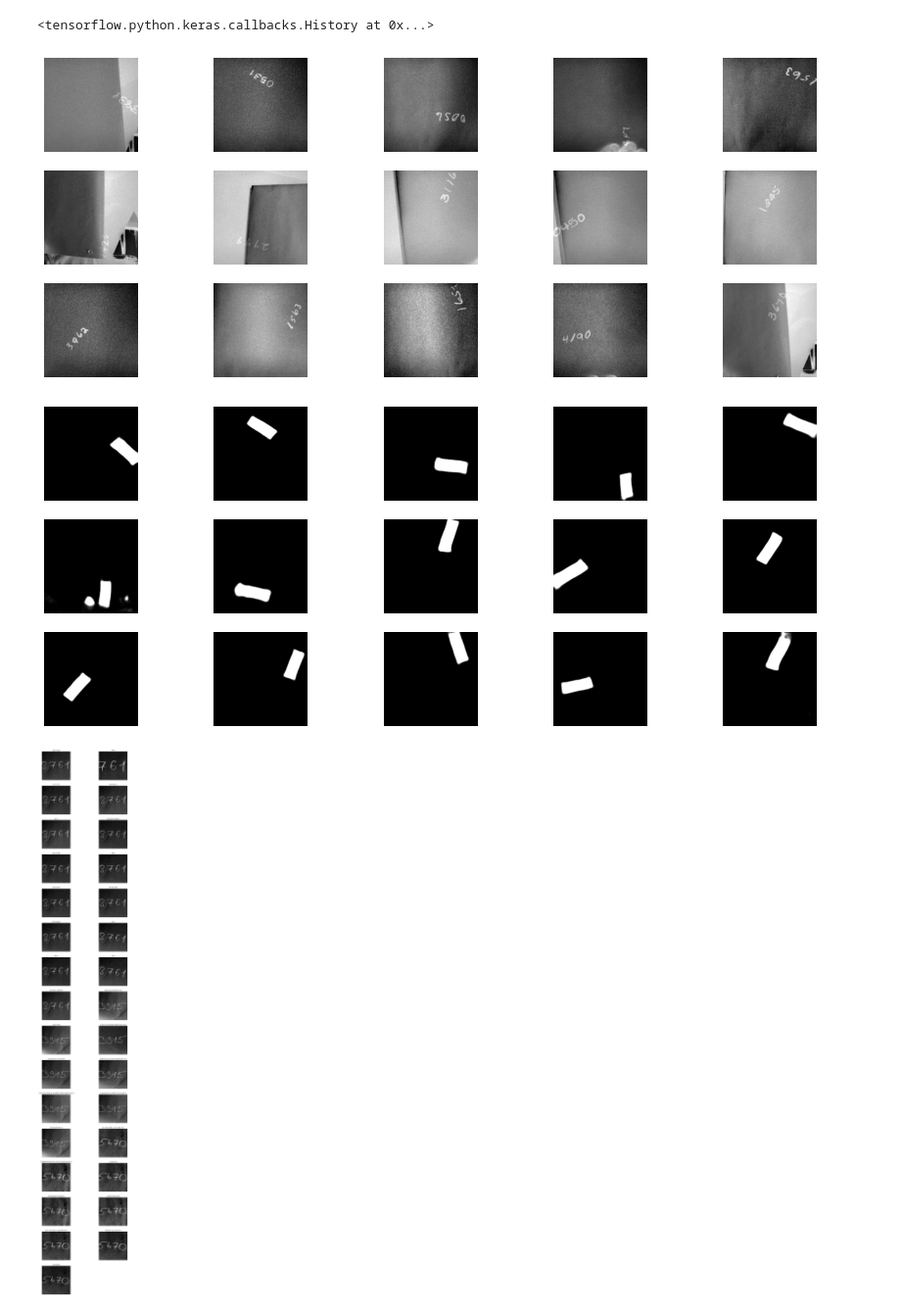
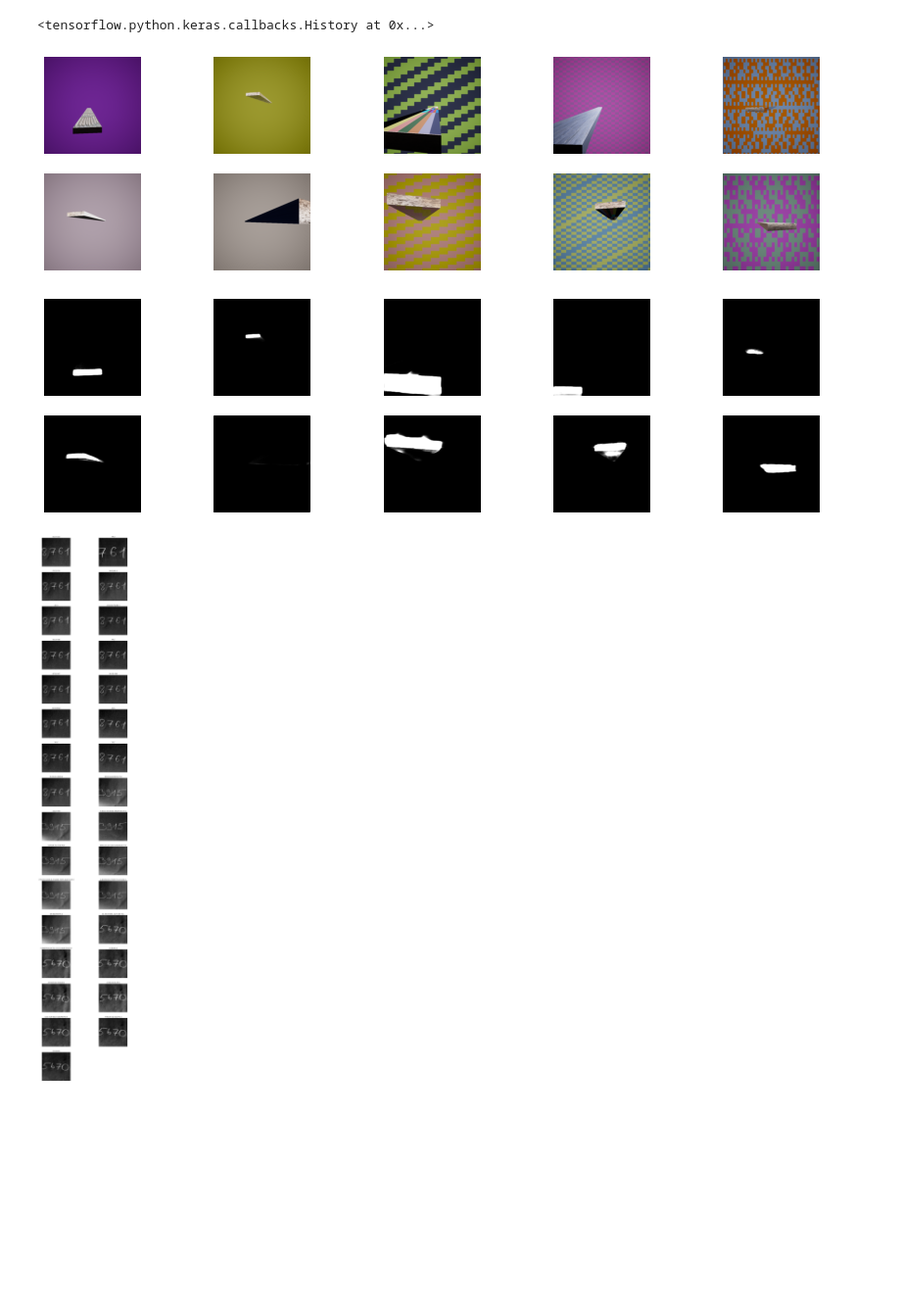
Before and after one commit to tunmustard/features_extractions, a Jupyter notebook: projects/billid/main_billid_256x256_t22_unet.ipynb, the cells around one changed output. Shown at 98% size. Drawn from its saved outputs; the diff is of its cells as text; code cells hidden in the pictures; blank space fills up the shorter version.

```diff
--- a/projects/billid/main_billid_256x256_t22_unet.ipynb
+++ b/projects/billid/main_billid_256x256_t22_unet.ipynb
@@ -44,10 +43,11 @@ Show first 10 images of Y:
 # %%
 ###Split data to test and train
 n_offset = 0
-n_train = 1200
-n_test = 100
+n_train = 700
+n_test = 300
 pic_h = x_load.shape[1]
 pic_w = x_load.shape[2]
+pic_ch = x_load.shape[3] if len(x_load.shape)>3 else 1
 num_classes = 1
 
 ###Get X train and test
@@ -87,7 +87,8 @@ pickle.dump(scaler, open('models/scalers/dig4_256x256_unet_acc09886_scaler.pkl',
 #scaler = pickle.load(open('models/scalers/dig4_256x256_unet_acc09886_scaler.pkl','rb'))
 # %%
 ###Load scaler
-scaler = pickle.load(open('models/scalers/dig4_256x256_unet_acc09886_scaler.pkl','rb'))
+##NOT USED
+scaler = pickle.load(open('models/scalers/billid_256x256_unet_scaler_v_test_1.pkl','rb'))
 x_test  = scaler.transform(x_test.reshape(x_test.shape[0],-1))
 x_test.mean()
 # %% [output]
@@ -95,11 +96,11 @@ x_test.mean()
 # %%
 ###Prepare for training: check labels dimension (-1), change X to float32 instead of float64
 ys = y_train.astype('float32').reshape(-1,pic_h,pic_w,1)
-xs = x_train.astype('float32').reshape(-1,pic_h,pic_w,1)
+xs = x_train.astype('float32').reshape(-1,pic_h,pic_w,pic_ch)
 #ys_one_hot = tf.one_hot(ys, num_classes) ###not used
 
 ys_test = y_test.reshape(-1,pic_h,pic_w,1)
-xs_test = x_test.astype('float32').reshape(-1,pic_h,pic_w,1)
+xs_test = x_test.astype('float32').reshape(-1,pic_h,pic_w,pic_ch)
 
 ###Clear memory
 del x_train, y_train, y_test, x_test
@@ -109,7 +110,7 @@ print(xs.shape, ys.shape, xs_test.shape, ys_test.shape)
 # %%
 ###Prepare model
 
-def unet(pretrained_weights = None,input_size = (256,256,1)):
+def unet(pretrained_weights = None,input_size = (256,256,3)):
     inputs = tf.keras.Input(input_size)
     conv1 = tf.keras.layers.Conv2D(64, 3, activation = 'relu', padding = 'same', kernel_initializer = 'he_normal')(inputs)
     conv1 = tf.keras.layers.Conv2D(64, 3, activation = 'relu', padding = 'same', kernel_initializer = 'he_normal')(conv1)
@@ -226,11 +225,11 @@ y_pred = model(xs_test).numpy()
-# %%
-dbug.Debug.show_images_list(xs_test[:15].reshape(-1,pic_h,pic_w), col_number = 5)
-# %% [output]
-[figure, removed]
-# %%
-dbug.Debug.show_images_list(y_pred[:15].reshape(-1,pic_h,pic_w), col_number = 5)
-# %% [output]
-[figure, removed]
+# %%
+y_pred = model(xs_test[10:20]).numpy()
+#dbug.show_images_list(xs_test[:10].reshape(-1,pic_h,pic_w,pic_ch), col_number = 5)
+dbug.show_images_list(x_test[10:20].reshape(-1,pic_h,pic_w,pic_ch), col_number = 5)
+dbug.show_images_list(y_pred.reshape(-1,pic_h,pic_w), col_number = 5)
+# %% [output]
+[figure, added]
+[figure, added]
 # %%
 ####Small test pipilene
 
```
Also changed, not shown: parts of 12 cells of this notebook, 2 other files.
